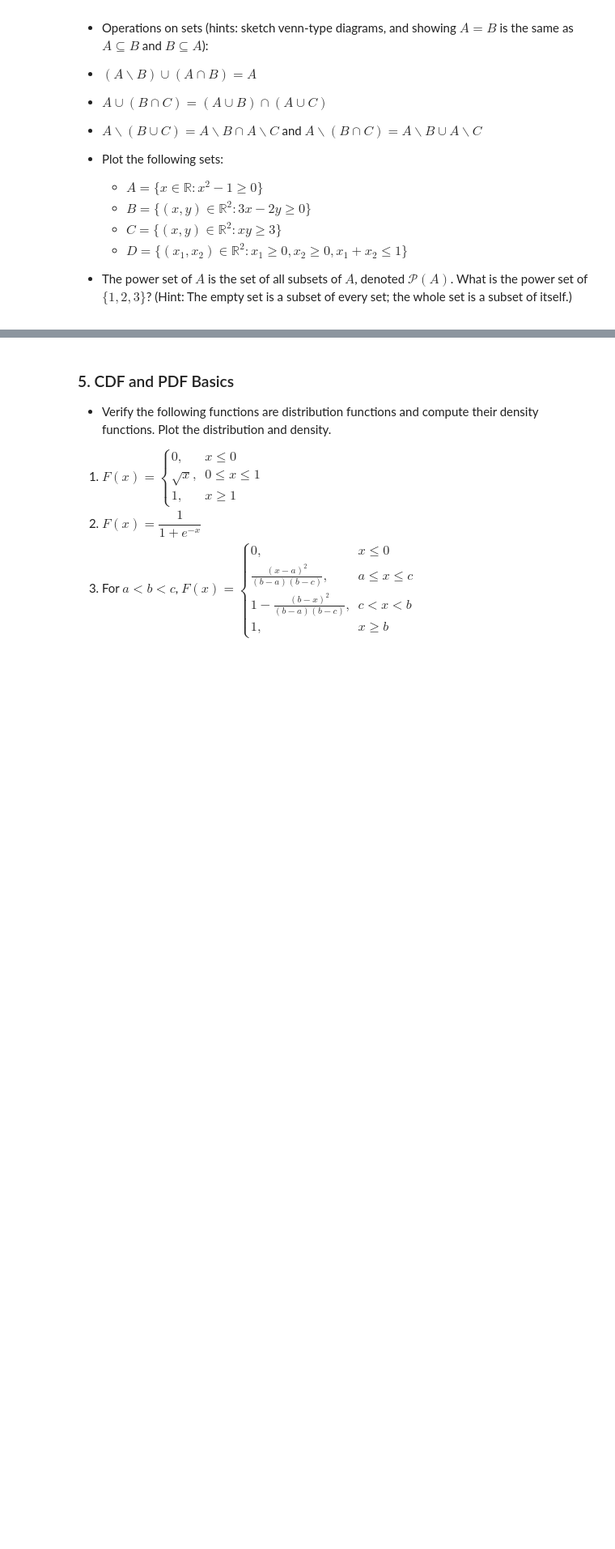
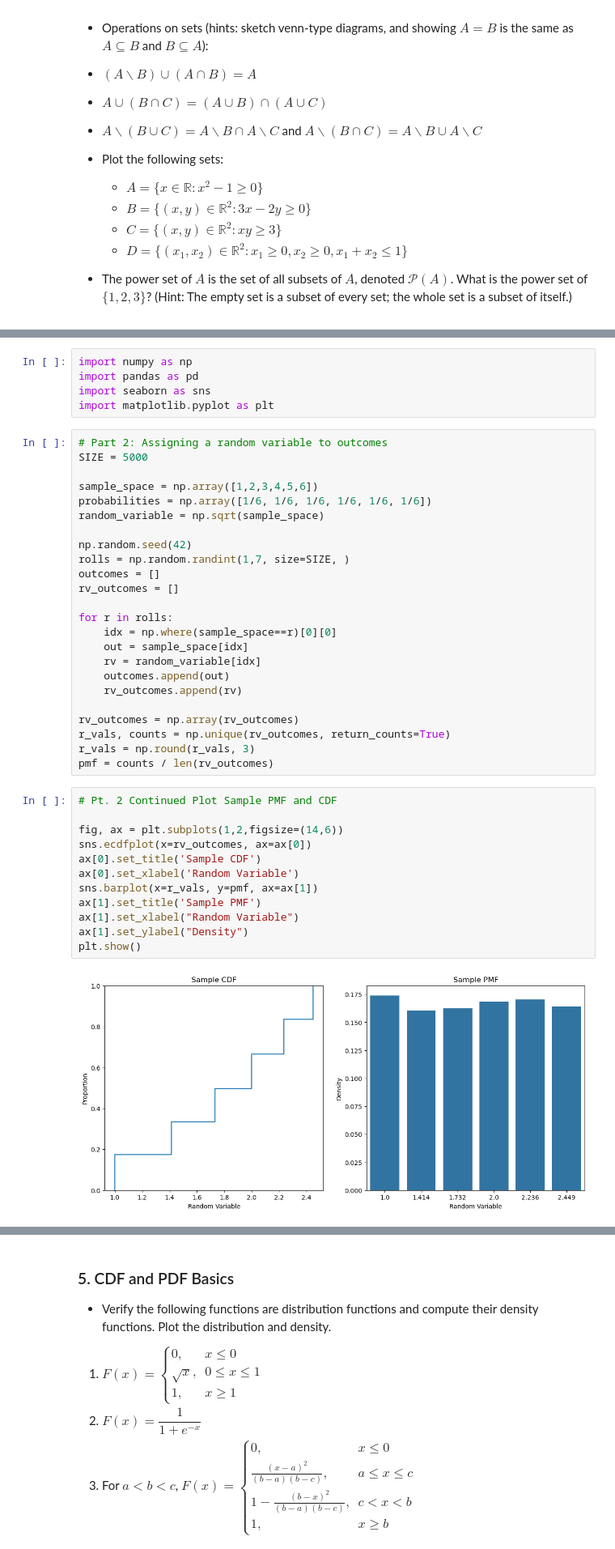
Before and after one commit to andersone17/Uncertainty_Assignment_6, a Jupyter notebook: assignment_6.ipynb, the cells around one changed output, grey strips where cells are left out. Shown at 81% size. Drawn from its saved outputs; the diff is of its cells as text; blank space fills up the shorter version.

```diff
--- a/assignment_6.ipynb
+++ b/assignment_6.ipynb
@@ -35,0 +96,43 @@ Obviously, a "three-sided die" doesn't exist, but this keeps you from spending a
+# %%
+import numpy as np
+import pandas as pd
+import seaborn as sns
+import matplotlib.pyplot as plt
+# %%
+# Part 2: Assigning a random variable to outcomes
+SIZE = 5000
+
+sample_space = np.array([1,2,3,4,5,6])
+probabilities = np.array([1/6, 1/6, 1/6, 1/6, 1/6, 1/6])
+random_variable = np.sqrt(sample_space)
+
+np.random.seed(42)
+rolls = np.random.randint(1,7, size=SIZE, )
+outcomes = []
+rv_outcomes = []
+
+for r in rolls:
+    idx = np.where(sample_space==r)[0][0]
+    out = sample_space[idx]
+    rv = random_variable[idx]
+    outcomes.append(out)
+    rv_outcomes.append(rv)
+
+rv_outcomes = np.array(rv_outcomes)
+r_vals, counts = np.unique(rv_outcomes, return_counts=True)
+r_vals = np.round(r_vals, 3)
+pmf = counts / len(rv_outcomes)
+# %%
+# Pt. 2 Continued Plot Sample PMF and CDF
+
+fig, ax = plt.subplots(1,2,figsize=(14,6))
+sns.ecdfplot(x=rv_outcomes, ax=ax[0])
+ax[0].set_title('Sample CDF')
+ax[0].set_xlabel('Random Variable')
+sns.barplot(x=r_vals, y=pmf, ax=ax[1])
+ax[1].set_title('Sample PMF')
+ax[1].set_xlabel("Random Variable")
+ax[1].set_ylabel("Density")
+plt.show()
+# %% [output]
+[figure, added]
```
Also changed, not shown: parts of 43 cells of this notebook, 1 other file.
